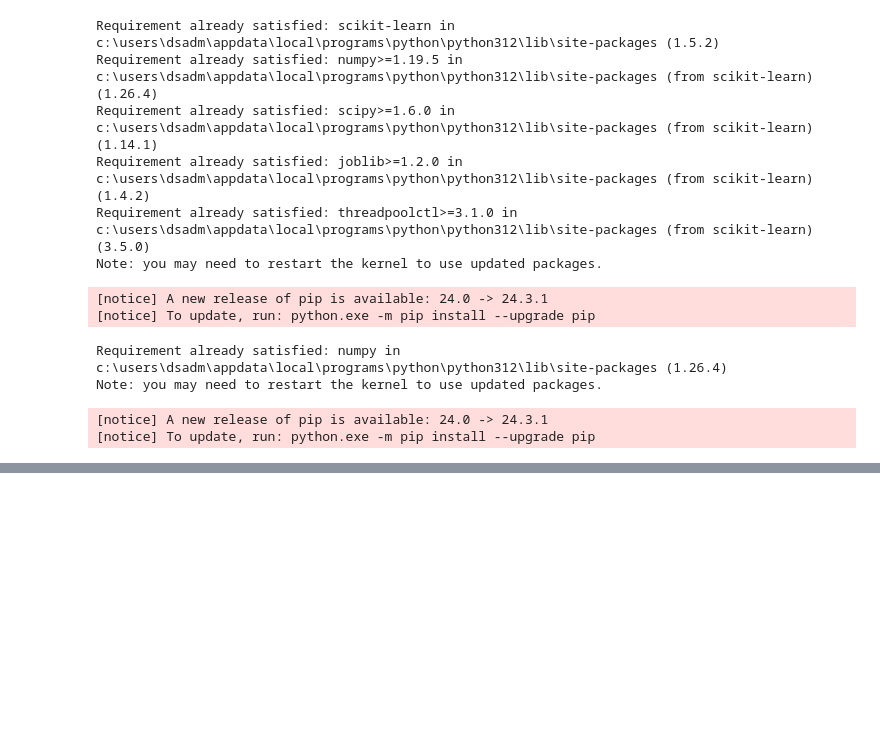
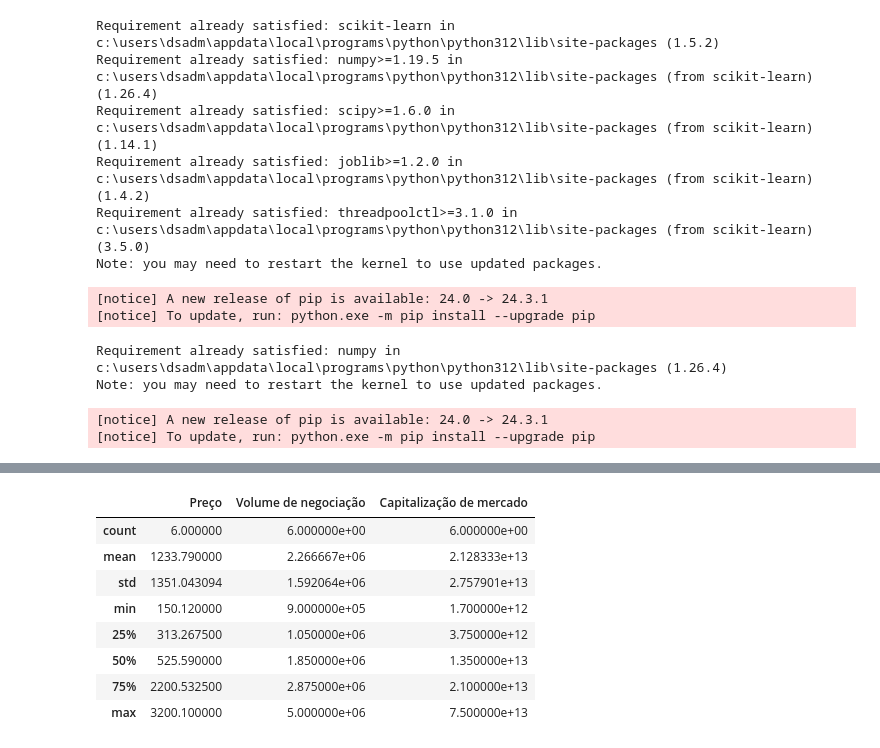
Before and after one commit to LucasSantino/c-digo_IABD_2024, a Jupyter notebook: Aula16_exercicio_para_somativa/codigo.ipynb, the cells around one changed output, grey strips where cells are left out. Cells and saved outputs as stored; diff of their text form; code cells hidden in the pictures; blank space fills up the shorter version.

```diff
--- a/Aula16_exercicio_para_somativa/codigo.ipynb
+++ b/Aula16_exercicio_para_somativa/codigo.ipynb
@@ -89,0 +93,13 @@ dados = pd.DataFrame(
+# %%
+
+dados.describe() # descreve os dados de forma estatistica
+# %% [output]
+|  | Preço | Volume de negociação | Capitalização de mercado |
+| count | 6.000000 | 6.000000e+00 | 6.000000e+00 |
+| mean | 1233.790000 | 2.266667e+06 | 2.128333e+13 |
+| std | 1351.043094 | 1.592064e+06 | 2.757901e+13 |
+| min | 150.120000 | 9.000000e+05 | 1.700000e+12 |
+| 25% | 313.267500 | 1.050000e+06 | 3.750000e+12 |
+| 50% | 525.590000 | 1.850000e+06 | 1.350000e+13 |
+| 75% | 2200.532500 | 2.875000e+06 | 2.100000e+13 |
+| max | 3200.100000 | 5.000000e+06 | 7.500000e+13 |
```
Also changed, not shown: parts of 12 cells of this notebook.
